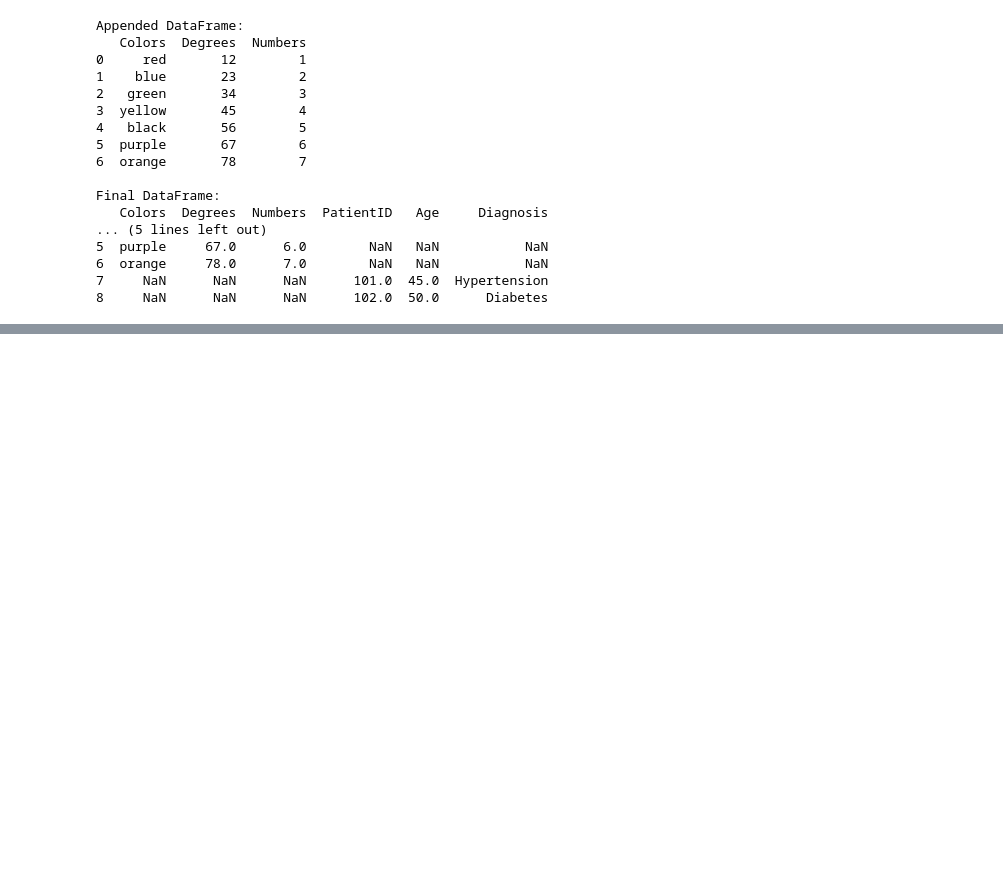
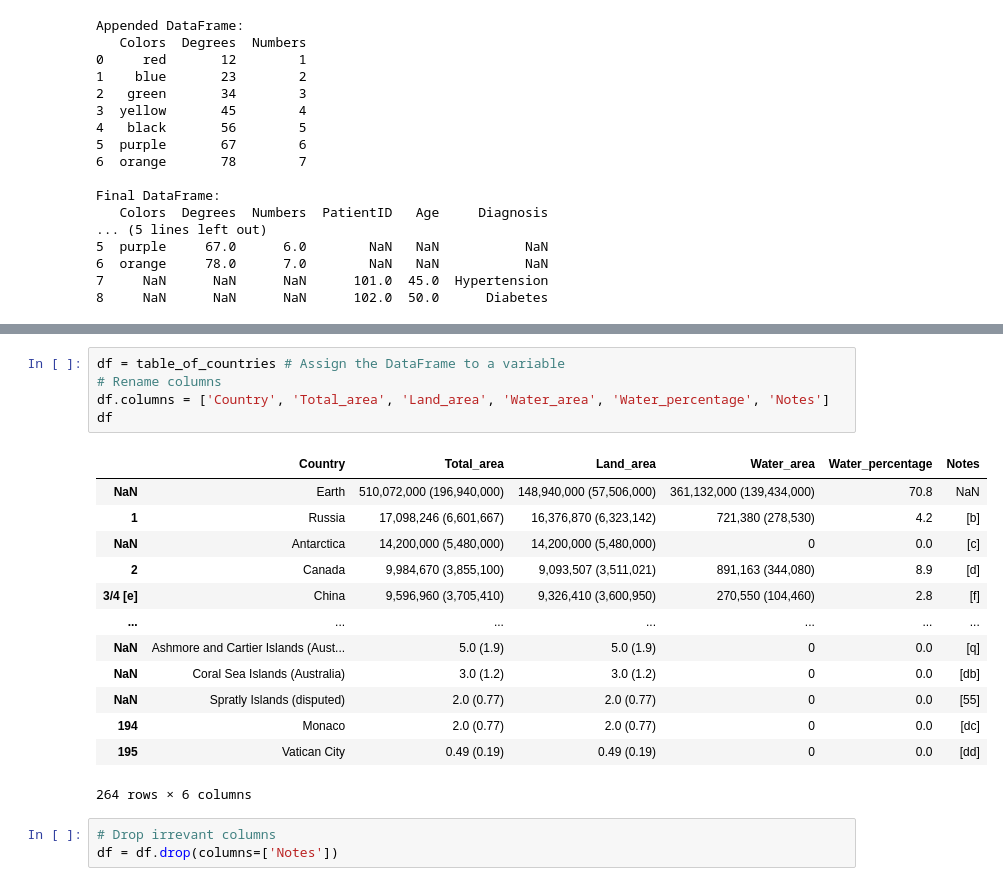
Before and after one commit to samwanyua/Python-Machine-Learning-Tutorial, a Jupyter notebook: Python/python_basics.ipynb, the cells around one changed output, grey strips where cells are left out. Cells and saved outputs as stored; diff of their text form; blank space fills up the shorter version.

Commit message:
Update: Data cleaning

```diff
--- a/Python/python_basics.ipynb
+++ b/Python/python_basics.ipynb
@@ -1020,0 +1073,22 @@ Final DataFrame:
+# %%
+df = table_of_countries # Assign the DataFrame to a variable
+# Rename columns
+df.columns = ['Country', 'Total_area', 'Land_area', 'Water_area', 'Water_percentage', 'Notes']
+df
+# %% [output]
+|  | Country | Total_area | Land_area | Water_area | Water_percentage | Notes |
+| NaN | Earth | 510,072,000 (196,940,000) | 148,940,000 (57,506,000) | 361,132,000 (139,434,000) | 70.8 | NaN |
+| 1 | Russia | 17,098,246 (6,601,667) | 16,376,870 (6,323,142) | 721,380 (278,530) | 4.2 | [b] |
+| NaN | Antarctica | 14,200,000 (5,480,000) | 14,200,000 (5,480,000) | 0 | 0.0 | [c] |
+| 2 | Canada | 9,984,670 (3,855,100) | 9,093,507 (3,511,021) | 891,163 (344,080) | 8.9 | [d] |
+| 3/4 [e] | China | 9,596,960 (3,705,410) | 9,326,410 (3,600,950) | 270,550 (104,460) | 2.8 | [f] |
+| ... | ... | ... | ... | ... | ... | ... |
+| NaN | Ashmore and Cartier Islands (Aust... | 5.0 (1.9) | 5.0 (1.9) | 0 | 0.0 | [q] |
+| NaN | Coral Sea Islands (Australia) | 3.0 (1.2) | 3.0 (1.2) | 0 | 0.0 | [db] |
+| NaN | Spratly Islands (disputed) | 2.0 (0.77) | 2.0 (0.77) | 0 | 0.0 | [55] |
+| 194 | Monaco | 2.0 (0.77) | 2.0 (0.77) | 0 | 0.0 | [dc] |
+| 195 | Vatican City | 0.49 (0.19) | 0.49 (0.19) | 0 | 0.0 | [dd] |
+264 rows × 6 columns
+# %%
+# Drop irrevant columns
+df = df.drop(columns=['Notes'])
```
Also changed, not shown: parts of 13 cells of this notebook.
